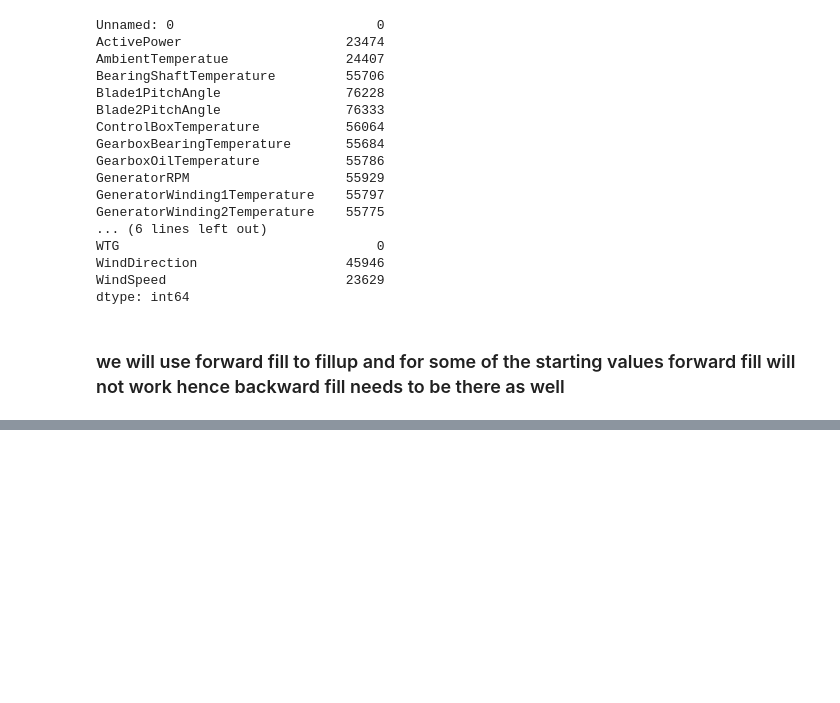
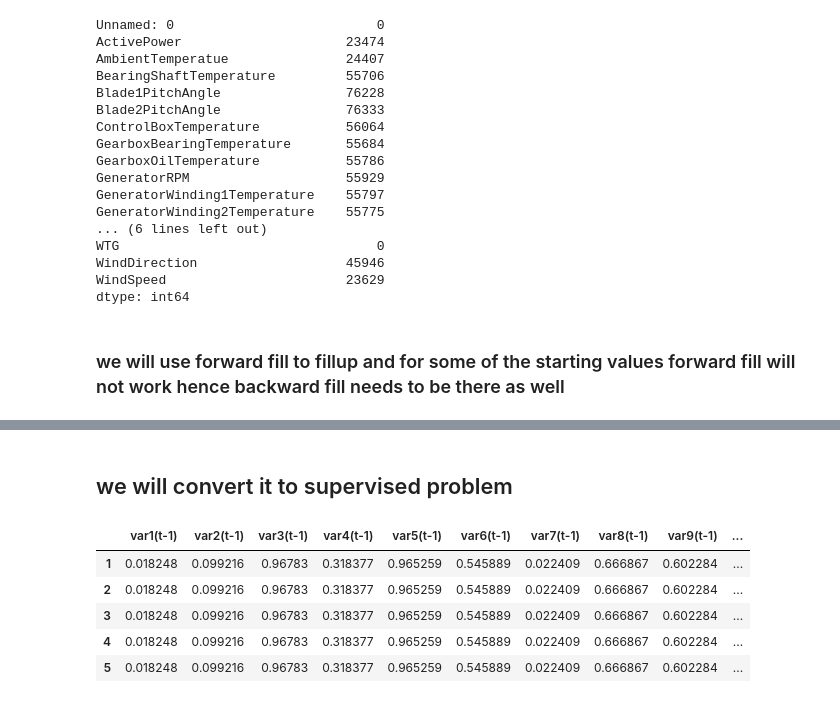
Before and after one commit to ArupDukeBanerjee/time-series-forecasting, a Jupyter notebook: forecasting.ipynb, the cells around one changed output, grey strips where cells are left out. Saved outputs shown, nothing was run; the diff lists cells and outputs as text; code cells hidden in the pictures; blank space fills up the shorter version.

```diff
--- a/forecasting.ipynb
+++ b/forecasting.ipynb
@@ -170,0 +176,39 @@ plt.show()
+# %% [markdown]
+## we will convert it to supervised problem
+# %%
+def series_to_supervised(data, n_in = 1, n_out = 1, dropnan = True):
+   n_vars = 1 if type(data) is list else data.shape[1]
+   df=pd.DataFrame(data)
+   cols, names=list(), list()
+   ## input sequence (t-n, ... t-1)
+   for i in range(n_in, 0, -1):
+    cols.append(df.shift(i))
+    names += [('var%d(t-%d)' % (j+1, i)) for j in range(n_vars)]
+   ## forecast sequence (t, t+1, ... t+n)
+   for i in range(0, n_out):
+    cols.append(df.shift(-i))
+    if i == 0:
+        names += [('var%d(t)' % (j+1)) for j in range(n_vars)]
+    else:
+	    names += [('var%d(t+%d)' % (j+1, i)) for j in range(n_vars)]
+    ## put it all together
+    agg = pd.concat(cols, axis=1)
+    agg.columns = names
+
+    if dropnan == True:
+        agg.dropna(inplace = True)
+    return agg
+# %%
+values.dtype
+scalar=MinMaxScaler(feature_range=(0,1))
+scaled=scalar.fit_transform(values)
+reframed=series_to_supervised(scaled, 1, 1)
+# %%
+reframed.head()
+# %% [output]
+|  | var1(t-1) | var2(t-1) | var3(t-1) | var4(t-1) | var5(t-1) | var6(t-1) | var7(t-1) | var8(t-1) | var9(t-1) | ... |
+| 1 | 0.018248 | 0.099216 | 0.96783 | 0.318377 | 0.965259 | 0.545889 | 0.022409 | 0.666867 | 0.602284 | ... |
+| 2 | 0.018248 | 0.099216 | 0.96783 | 0.318377 | 0.965259 | 0.545889 | 0.022409 | 0.666867 | 0.602284 | ... |
+| 3 | 0.018248 | 0.099216 | 0.96783 | 0.318377 | 0.965259 | 0.545889 | 0.022409 | 0.666867 | 0.602284 | ... |
+| 4 | 0.018248 | 0.099216 | 0.96783 | 0.318377 | 0.965259 | 0.545889 | 0.022409 | 0.666867 | 0.602284 | ... |
+| 5 | 0.018248 | 0.099216 | 0.96783 | 0.318377 | 0.965259 | 0.545889 | 0.022409 | 0.666867 | 0.602284 | ... |
```
Also changed, not shown: parts of 5 cells of this notebook.
